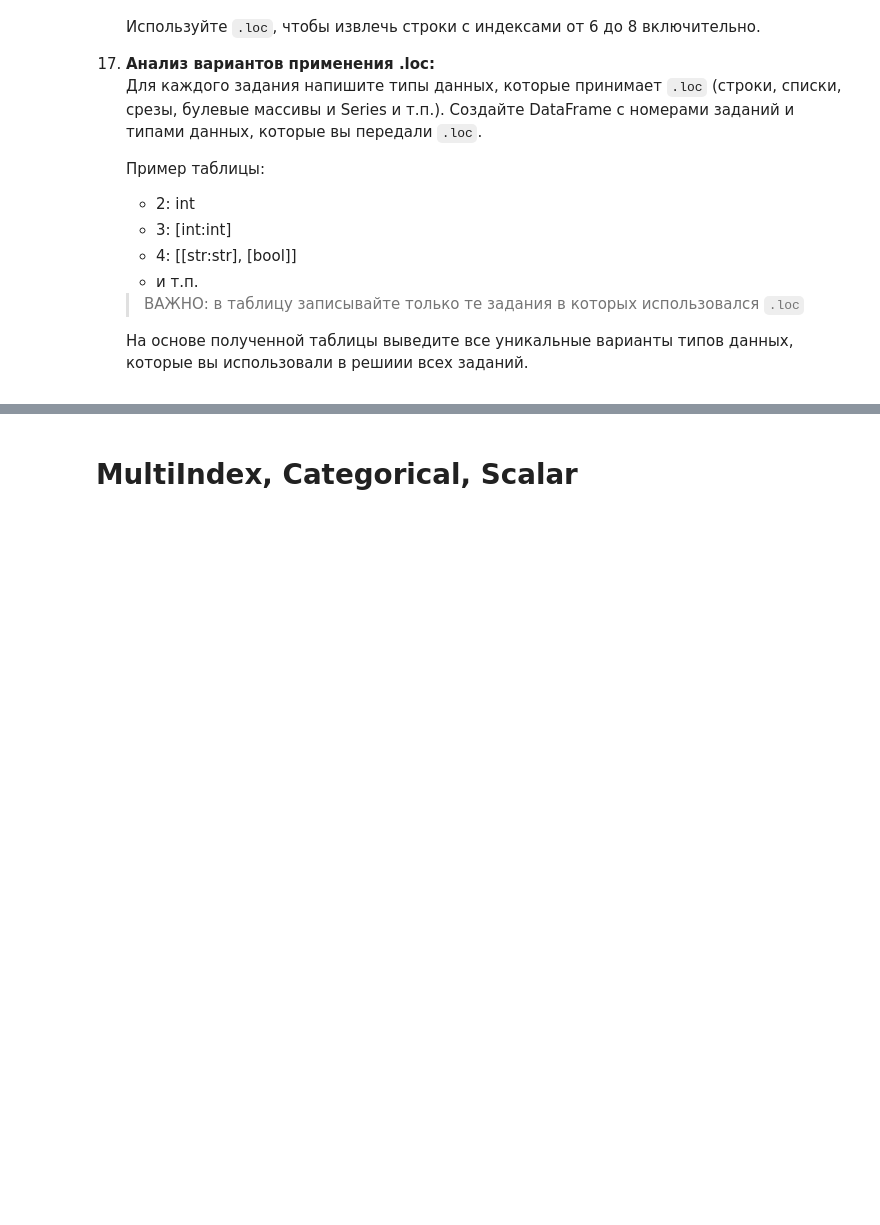
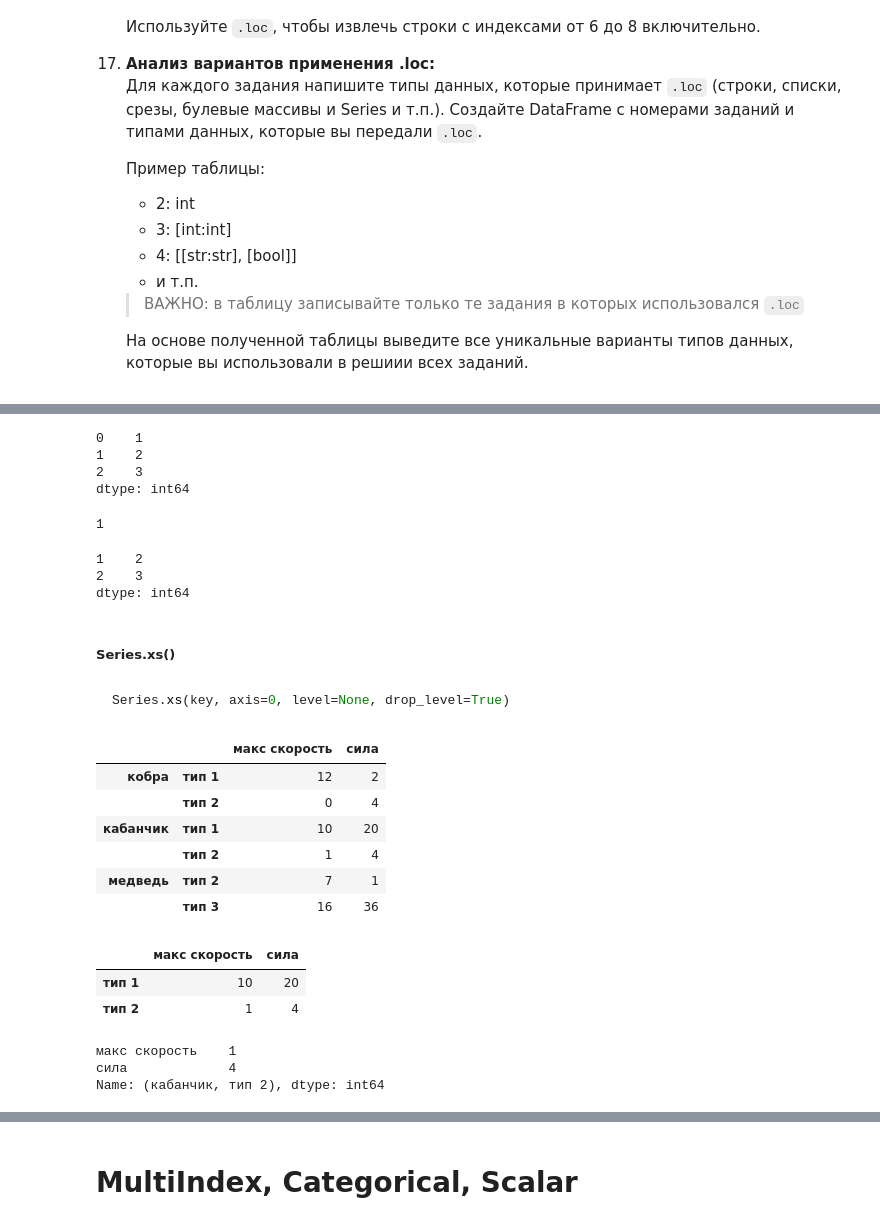
Before and after one commit to rgenius-ru/pandas_lessons, a Jupyter notebook: lessons/Pandas_for_Data_Engineering/part2_new.ipynb, the cells around one changed output, grey strips where cells are left out. Saved outputs shown, nothing was run; the diff lists cells and outputs as text; code cells hidden in the pictures; blank space fills up the shorter version.

````diff
--- a/lessons/Pandas_for_Data_Engineering/part2_new.ipynb
+++ b/lessons/Pandas_for_Data_Engineering/part2_new.ipynb
@@ -1110,0 +1244,65 @@ df.loc[8:9]
+# %%
+s = pd.Series([1, 2, 3], index=[0, 1, 2])
+s
+# %% [output]
+0    1
+1    2
+2    3
+dtype: int64
+# %%
+s.pop(0)
+# %% [output]
+1
+# %%
+s
+# %% [output]
+1    2
+2    3
+dtype: int64
+# %% [markdown]
+##### Series.xs()
+# %% [markdown]
+```python
+Series.xs(key, axis=0, level=None, drop_level=True)
+```
+# %%
+tuples = [
+    ('кобра', 'тип 1'), ('кобра', 'тип 2'),
+    ('кабанчик', 'тип 1'), ('кабанчик', 'тип 2'),
+    ('медведь', 'тип 2'), ('медведь', 'тип 3')
+]
+
+index = pd.MultiIndex.from_tuples(tuples)
+
+values = [
+    [12, 2], [0, 4], [10, 20],
+    [1, 4], [7, 1], [16, 36]
+]
+
+df = pd.DataFrame(
+    values,
+    columns=['макс скорость', 'сила'],
+    index=index
+)
+
+df
+# %% [output]
+|  |  | макс скорость | сила |
+| кобра | тип 1 | 12 | 2 |
+|  | тип 2 | 0 | 4 |
+| кабанчик | тип 1 | 10 | 20 |
+|  | тип 2 | 1 | 4 |
+| медведь | тип 2 | 7 | 1 |
+|  | тип 3 | 16 | 36 |
+# %%
+df.xs('кабанчик')
+# %% [output]
+|  | макс скорость | сила |
+| тип 1 | 10 | 20 |
+| тип 2 | 1 | 4 |
+# %%
+df.xs(key=('кабанчик', 'тип 2'))
+# %% [output]
+макс скорость    1
+сила             4
+Name: (кабанчик, тип 2), dtype: int64
````
Also changed, not shown: parts of 29 cells of this notebook.
